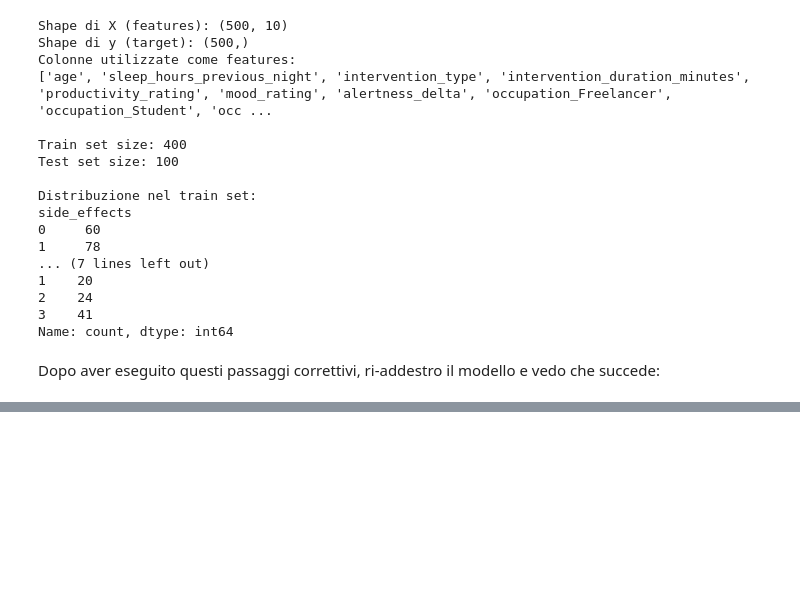
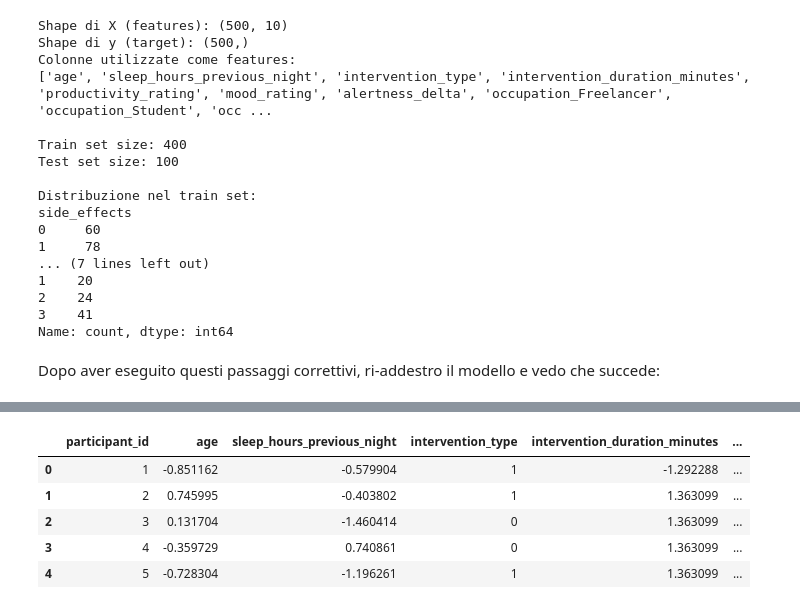
Before and after one commit to Grimino27/PDAI_Project, a Jupyter notebook: scripts/RandomForestModel.ipynb, the cells around one changed output, grey strips where cells are left out. Drawn from its saved outputs; the diff is of its cells as text; code cells hidden in the pictures; blank space fills up the shorter version.

```diff
--- a/scripts/RandomForestModel.ipynb
+++ b/scripts/RandomForestModel.ipynb
@@ -443,0 +449,12 @@ Feature Importance:
+# %%
+df_new = df.copy()
+#creo un dataframe nuovo così non lo sporco per dopo
+df_new["side_effects"] = (df_new["side_effects"] >= 3) #se minore di 3 diventa 0 altrimenti 1
+df_new.head()
+# %% [output]
+|  | participant_id | age | sleep_hours_previous_night | intervention_type | intervention_duration_minutes | ... |
+| 0 | 1 | -0.851162 | -0.579904 | 1 | -1.292288 | ... |
+| 1 | 2 | 0.745995 | -0.403802 | 1 | 1.363099 | ... |
+| 2 | 3 | 0.131704 | -1.460414 | 0 | 1.363099 | ... |
+| 3 | 4 | -0.359729 | 0.740861 | 0 | 1.363099 | ... |
+| 4 | 5 | -0.728304 | -1.196261 | 1 | 1.363099 | ... |
```
Also changed, not shown: parts of 12 cells of this notebook, 1 other file.
